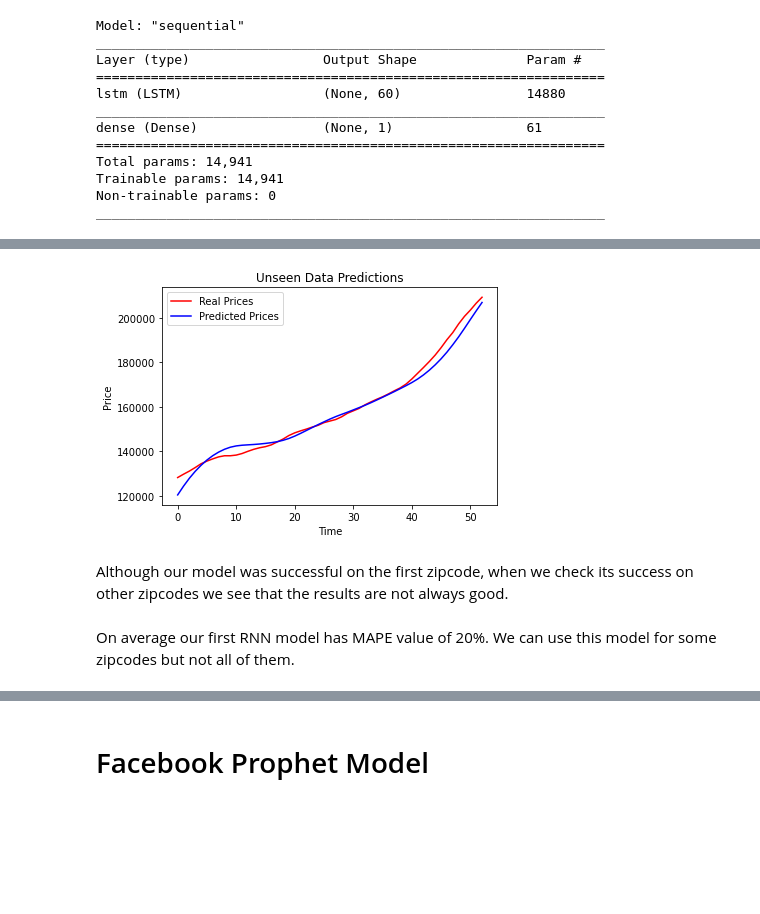
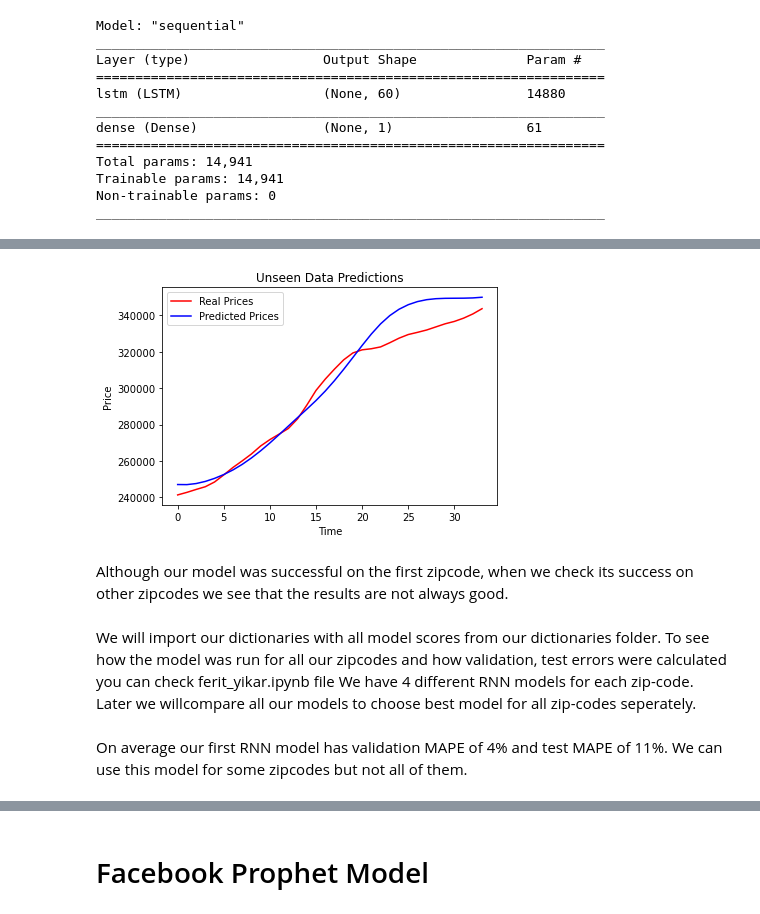
Before and after one commit to FeritYikar/phase4, a Jupyter notebook: main.ipynb, the cells around one changed output, grey strips where cells are left out. Drawn from its saved outputs; the diff is of its cells as text; code cells hidden in the pictures; blank space fills up the shorter version.

```diff
--- a/main.ipynb
+++ b/main.ipynb
@@ -122,15 +110,32 @@ y_train = []
 for i in range(60,len(train_data_scaled)):
     X_train.append(train_data_scaled[i-60:i])
     y_train.append(train_data_scaled[i])
+X_train = np.array(X_train)
+y_train = np.array(y_train)
 
-data_total = pd.concat((train.iloc[:,x:x+1], test.iloc[:,x:x+1]),axis=0)
-inputs = data_total[len(train)-60:].values
-inputs = scaler.transform(inputs)
+# Validation Data
+data_total_val = pd.concat((train.iloc[:,x:x+1], validation.iloc[:,x:x+1]),axis=0)
+val_input = data_total_val[len(train)-60:].values
+val_input = scaler.transform(val_input)
+
+X_val = []
+y_val = []
+for i in range(60,len(val_input)):
+    X_val.append(val_input[i-60:i])
+    y_val.append(val_input[i])
+X_val = np.array(X_val)
+y_val = np.array(y_val)
+
+
+# Test Data
+data_total = pd.concat((train_pre.iloc[:,x:x+1], test.iloc[:,x:x+1]),axis=0)
+test_input = data_total[len(train_pre)-60:].values
+test_input = scaler.transform(test_input)
 
 X_test = []
 y_test = []
-for i in range(60,len(inputs)):
-    X_test.append(inputs[i-60:i])
-    y_test.append(inputs[i])
+for i in range(60,len(test_input)):
+    X_test.append(test_input[i-60:i])
+    y_test.append(test_input[i])
 X_test = np.array(X_test)
-y_test = np.array(test_data)
+y_test = np.array(y_test)
@@ -139,5 +142,3 @@ Turn data into arrays for RNN
-# %%
-X_train, y_train, X_test, y_test = np.array(X_train), np.array(y_train), np.array(X_test), np.array(y_test)
 # %%
 rnn_model = Sequential()
 rnn_model.add(LSTM(units= 60, return_sequences = False, input_shape=((60,1))))
@@ -158,6 +159,6 @@ Trainable params: 14,941
 Non-trainable params: 0
 _________________________________________________________________
 # %%
-rnn_model.fit(X_train, y_train, epochs=100, batch_size=32)
+rnn_model.fit(X_train, y_train, epochs=100, batch_size=32, validation_split=0.2)
 # %% [output]
 Epoch 1/100
@@ -184,12 +182,16 @@ y_hat = scaler.inverse_transform(y_hat_raw)
+# %%
+y_hat_raw_val = rnn_model.predict(X_val)
+y_hat_val = scaler.inverse_transform(y_hat_raw_val)
+y_val_unscaled = scaler.inverse_transform(y_val)
 # %%
-plt.plot(y_test, color='red', label='Real Prices')
-plt.plot(y_hat, color='blue', label='Predicted Prices')
+plt.plot(y_val_unscaled, color='red', label='Real Prices')
+plt.plot(y_hat_val, color='blue', label='Predicted Prices')
 plt.title('Unseen Data Predictions')
 plt.xlabel('Time')
 plt.ylabel('Price')
 plt.legend()
 plt.show;
 # %% [output]
-[figure, old version]
+[figure, new version]
 # %% [markdown]
 Although our model was successful on the first zipcode, when we check its success on other zipcodes we see that the results are not always good.
@@ -199,0 +198,3 @@ print_in.close()
+# %% [markdown]
+We will import our dictionaries with all model scores from our dictionaries folder. To see how the model was run for all our zipcodes and how validation, test errors were calculated you can check ferit_yikar.ipynb file
+We have 4 different RNN models for each zip-code. Later we willcompare all our models to choose best model for all zip-codes seperately.
@@ -200,2 +217,2 @@ print_in.close()
 # %% [markdown]
-On average our first RNN model has MAPE value of 20%. We can use this model for some zipcodes but not all of them.
+On average our first RNN model has validation MAPE of 4% and test MAPE of 11%. We can use this model for some zipcodes but not all of them.
```
Also changed, not shown: parts of 38 cells of this notebook, 2 other files.
